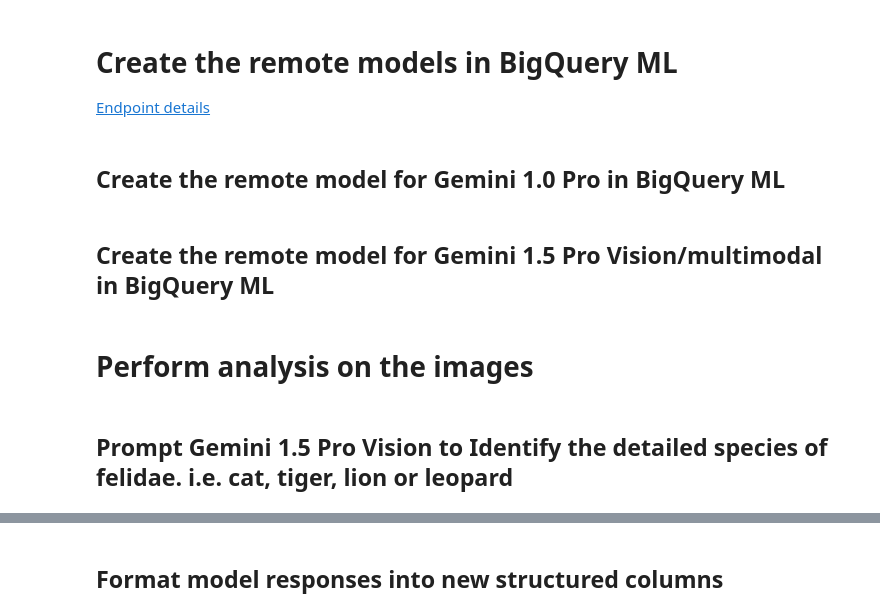
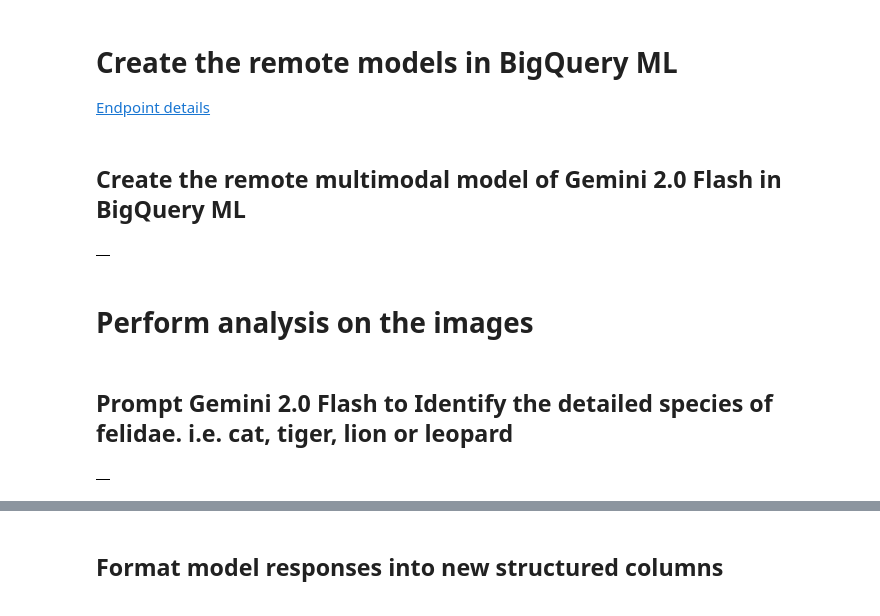
Before and after one commit to cloudymoma/gcp-playgroud-public, a Jupyter notebook: BigQuery/bq_llm/bqml_genai.ipynb, the cells around one changed output, grey strips where cells are left out. Drawn from its saved outputs; the diff is of its cells as text; code cells hidden in the pictures.

```diff
--- a/BigQuery/bq_llm/bqml_genai.ipynb
+++ b/BigQuery/bq_llm/bqml_genai.ipynb
@@ -120,11 +150,11 @@ SELECT * FROM `gemini_demo.felidae` LIMIT 20
 
 [Endpoint details](https://cloud.google.com/bigquery/docs/reference/standard-sql/bigqueryml-syntax-create-remote-model#endpoint)
 # %% [markdown]
-## Create the remote model for Gemini 1.0 Pro in BigQuery ML
+## Create the remote multimodal model of Gemini 2.0 Flash in BigQuery ML
 # %%
 %%bigquery
-CREATE OR REPLACE MODEL `gemini_demo.gemini_pro`
+CREATE OR REPLACE MODEL `gemini_demo.gemini2`
 REMOTE WITH CONNECTION `us.gemini_conn`
-OPTIONS (endpoint = 'gemini-pro')
+OPTIONS (endpoint = 'gemini-2.0-flash')
+# %% [output]
+|  |
-# %% [markdown]
-## Create the remote model for Gemini 1.5 Pro Vision/multimodal in BigQuery ML
@@ -136,7 +161,7 @@ OPTIONS (endpoint = 'gemini-1.5-pro')
 # %% [markdown]
 # Perform analysis on the images
 # %% [markdown]
-## Prompt Gemini 1.5 Pro Vision to Identify the detailed species of felidae. i.e. cat, tiger, lion or leopard
+## Prompt Gemini 2.0 Flash to Identify the detailed species of felidae. i.e. cat, tiger, lion or leopard
 # %%
 %%bigquery
 CREATE OR REPLACE TABLE
@@ -145,11 +170,13 @@ CREATE OR REPLACE TABLE
     uri,
     ml_generate_text_llm_result
   FROM
-    ML.GENERATE_TEXT( MODEL `gemini_demo.gemini_pro_vision`,
+    ML.GENERATE_TEXT( MODEL `gemini_demo.gemini2`,
       TABLE `gemini_demo.felidae`,
       STRUCT( 0.2 AS temperature,
         'For the animal represented by this image, what is the specific animal and identify all other objects from the picture? Answer in JSON format with key pairs: animal, entities. animal should be string, enities should be string separated by comma.' AS PROMPT,
         TRUE AS FLATTEN_JSON_OUTPUT)));
+# %% [output]
+|  |
 # %%
 %%bigquery
 SELECT * FROM `gemini_demo.felidae_species_results`
```
Also changed, not shown: parts of 19 cells of this notebook.
